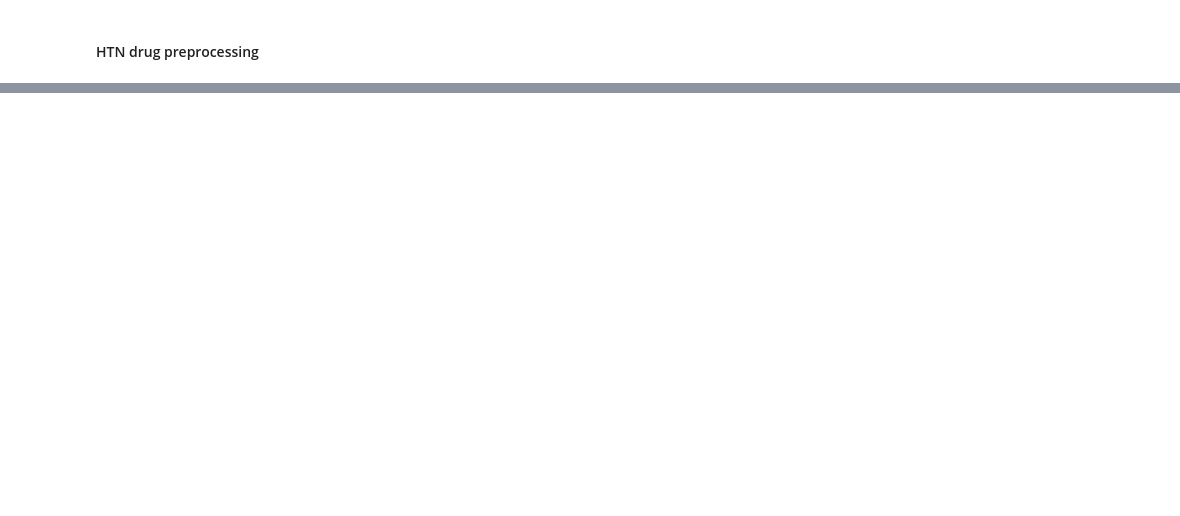
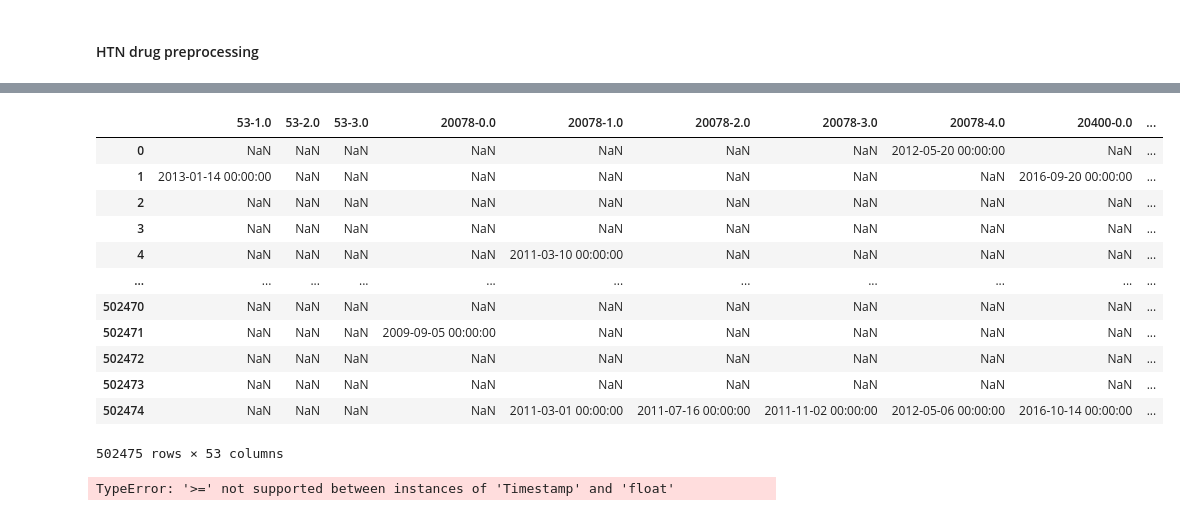
Before and after one commit to ZIO-KIM/SNUlab, a Jupyter notebook: UKBiobank_preprocess.ipynb, the cells around one changed output, grey strips where cells are left out. Saved outputs shown, nothing was run; the diff lists cells and outputs as text; code cells hidden in the pictures; blank space fills up the shorter version.

```diff
--- a/UKBiobank_preprocess.ipynb
+++ b/UKBiobank_preprocess.ipynb
@@ -839,0 +423,8 @@ df_final.to_csv('data\\ukb45783_drugpreprocessed.csv', encoding = 'euc-kr', inde
+# %%
+# Nan이 있으면 max value가 다 nan으로 잡힌다
+
+df.fillna('0', inplace = True)
+# %%
+# datetime 형식으로 전부 바꾸기
+
+df.iloc[:, 0:493] = df.iloc[:, 0:493].apply(pd.to_datetime, errors='coerce')
@@ -839,0 +446,24 @@ df_final.to_csv('data\\ukb45783_drugpreprocessed.csv', encoding = 'euc-kr', inde
+# %%
+df.replace({pd.NaT: np.NaN}, inplace = True)
+# %%
+df.iloc[:, 67:120]
+# %% [output]
+|  | 53-1.0 | 53-2.0 | 53-3.0 | 20078-0.0 | 20078-1.0 | 20078-2.0 | 20078-3.0 | 20078-4.0 | 20400-0.0 | ... |
+| 0 | NaN | NaN | NaN | NaN | NaN | NaN | NaN | 2012-05-20 00:00:00 | NaN | ... |
+| 1 | 2013-01-14 00:00:00 | NaN | NaN | NaN | NaN | NaN | NaN | NaN | 2016-09-20 00:00:00 | ... |
+| 2 | NaN | NaN | NaN | NaN | NaN | NaN | NaN | NaN | NaN | ... |
+| 3 | NaN | NaN | NaN | NaN | NaN | NaN | NaN | NaN | NaN | ... |
+| 4 | NaN | NaN | NaN | NaN | 2011-03-10 00:00:00 | NaN | NaN | NaN | NaN | ... |
+| ... | ... | ... | ... | ... | ... | ... | ... | ... | ... | ... |
+| 502470 | NaN | NaN | NaN | NaN | NaN | NaN | NaN | NaN | NaN | ... |
+| 502471 | NaN | NaN | NaN | 2009-09-05 00:00:00 | NaN | NaN | NaN | NaN | NaN | ... |
+| 502472 | NaN | NaN | NaN | NaN | NaN | NaN | NaN | NaN | NaN | ... |
+| 502473 | NaN | NaN | NaN | NaN | NaN | NaN | NaN | NaN | NaN | ... |
+| 502474 | NaN | NaN | NaN | NaN | 2011-03-01 00:00:00 | 2011-07-16 00:00:00 | 2011-11-02 00:00:00 | 2012-05-06 00:00:00 | 2016-10-14 00:00:00 | ... |
+502475 rows × 53 columns
+# %%
+# 왜 안돼 ....
+
+last_followup_date = np.nanmax(df, axis = 1)
+# %% [output]
+TypeError: '>=' not supported between instances of 'Timestamp' and 'float'
```
Also changed, not shown: parts of 75 cells of this notebook.
